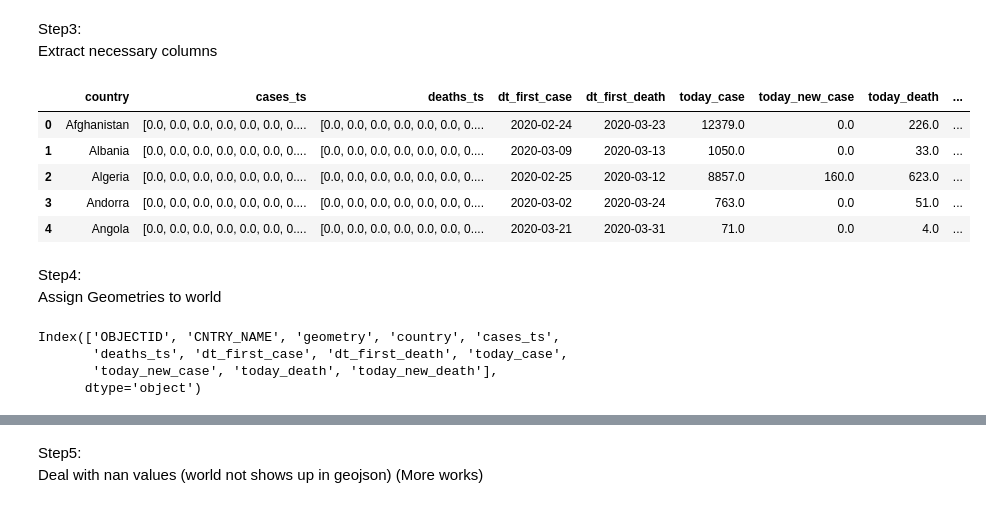
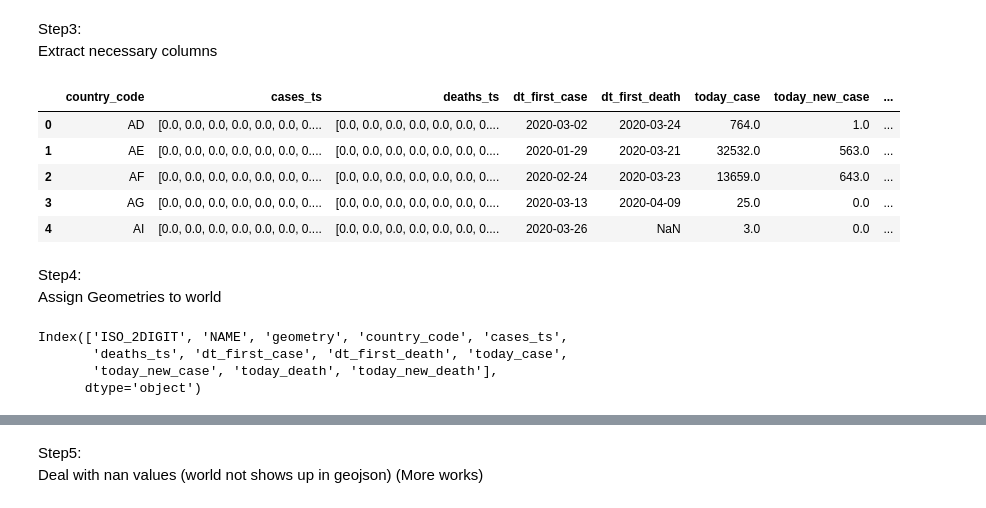
Before and after one commit to cybergis/wherecovid19_webapp, a Jupyter notebook: preprocessing/worldwide/world_layer_usingCountryID.ipynb, the cells around one changed output, grey strips where cells are left out. Saved outputs shown, nothing was run; the diff lists cells and outputs as text; code cells hidden in the pictures.

```diff
--- a/preprocessing/worldwide/world_layer_usingCountryID.ipynb
+++ b/preprocessing/worldwide/world_layer_usingCountryID.ipynb
@@ -28,0 +37,3 @@ df_world_original
+# %%
+df_world_original.loc[df_world_original['Country']=='Namibia','Country_code'] = 'NA'
+df_world_original[df_world_original['Country']=='Namibia']
@@ -29,4 +58,4 @@ df_world_original
 # %%
-df_world_original = df_world_original.drop(columns=['Country_code','WHO_region','New_cases','New_deaths'])
+df_world_original = df_world_original.drop(columns=['Country','WHO_region','New_cases','New_deaths'])
 df_world_original
 # %% [output]
@@ -46,5 +75,5 @@ df_world_original
 # %%
-df_world_original = df_world_original.rename(columns={"Date_reported": "date", "Country": "country",
+df_world_original = df_world_original.rename(columns={"Date_reported": "date", "Country_code": "country_code",
                                                       "Cumulative_cases": "cases", "Cumulative_deaths": "deaths"})
 df_world_original
 # %% [output]
@@ -150,7 +180,7 @@ list(set(df_world_original['Country_code'].unique())-set(world_geojson_df['ISO_A
 # %% [markdown]
 Group Data to world
 # %%
-pivot_world = pd.pivot_table(df_world_original , index=['country'], columns=['date'])
+pivot_world = pd.pivot_table(df_world_original , index=['country_code'], columns=['date'])
 pivot_world = pivot_world.replace(np.nan, 0)
 pivot_world
 # %% [output]
@@ -258,23 +288,23 @@ Extract necessary columns
 # %%
 report_df = pivot_world[['cases_ts','deaths_ts','dt_first_case','dt_first_death','today_case','today_new_case', 'today_death','today_new_death']]
 report_df = report_df.reset_index()
-report_df.columns = ['country','cases_ts','deaths_ts','dt_first_case','dt_first_death','today_case','today_new_case', 'today_death','today_new_death']
+report_df.columns = ['country_code','cases_ts','deaths_ts','dt_first_case','dt_first_death','today_case','today_new_case', 'today_death','today_new_death']
 report_df.head(5)
 # %% [output]
-|  | country | cases_ts | deaths_ts | dt_first_case | dt_first_death | today_case | today_new_case | today_death | ... |
-| 0 | Afghanistan | [0.0, 0.0, 0.0, 0.0, 0.0, 0.0, 0.... | [0.0, 0.0, 0.0, 0.0, 0.0, 0.0, 0.... | 2020-02-24 | 2020-03-23 | 12379.0 | 0.0 | 226.0 | ... |
-| 1 | Albania | [0.0, 0.0, 0.0, 0.0, 0.0, 0.0, 0.... | [0.0, 0.0, 0.0, 0.0, 0.0, 0.0, 0.... | 2020-03-09 | 2020-03-13 | 1050.0 | 0.0 | 33.0 | ... |
-| 2 | Algeria | [0.0, 0.0, 0.0, 0.0, 0.0, 0.0, 0.... | [0.0, 0.0, 0.0, 0.0, 0.0, 0.0, 0.... | 2020-02-25 | 2020-03-12 | 8857.0 | 160.0 | 623.0 | ... |
-| 3 | Andorra | [0.0, 0.0, 0.0, 0.0, 0.0, 0.0, 0.... | [0.0, 0.0, 0.0, 0.0, 0.0, 0.0, 0.... | 2020-03-02 | 2020-03-24 | 763.0 | 0.0 | 51.0 | ... |
-| 4 | Angola | [0.0, 0.0, 0.0, 0.0, 0.0, 0.0, 0.... | [0.0, 0.0, 0.0, 0.0, 0.0, 0.0, 0.... | 2020-03-21 | 2020-03-31 | 71.0 | 0.0 | 4.0 | ... |
+|  | country_code | cases_ts | deaths_ts | dt_first_case | dt_first_death | today_case | today_new_case | ... |
+| 0 | AD | [0.0, 0.0, 0.0, 0.0, 0.0, 0.0, 0.... | [0.0, 0.0, 0.0, 0.0, 0.0, 0.0, 0.... | 2020-03-02 | 2020-03-24 | 764.0 | 1.0 | ... |
+| 1 | AE | [0.0, 0.0, 0.0, 0.0, 0.0, 0.0, 0.... | [0.0, 0.0, 0.0, 0.0, 0.0, 0.0, 0.... | 2020-01-29 | 2020-03-21 | 32532.0 | 563.0 | ... |
+| 2 | AF | [0.0, 0.0, 0.0, 0.0, 0.0, 0.0, 0.... | [0.0, 0.0, 0.0, 0.0, 0.0, 0.0, 0.... | 2020-02-24 | 2020-03-23 | 13659.0 | 643.0 | ... |
+| 3 | AG | [0.0, 0.0, 0.0, 0.0, 0.0, 0.0, 0.... | [0.0, 0.0, 0.0, 0.0, 0.0, 0.0, 0.... | 2020-03-13 | 2020-04-09 | 25.0 | 0.0 | ... |
+| 4 | AI | [0.0, 0.0, 0.0, 0.0, 0.0, 0.0, 0.... | [0.0, 0.0, 0.0, 0.0, 0.0, 0.0, 0.... | 2020-03-26 | NaN | 3.0 | 0.0 | ... |
 # %% [markdown]
 Step4:
 Assign Geometries to world
 # %%
-final_df = pd.merge(old_world_geojson_df, report_df, how='left', left_on=['CNTRY_NAME'], right_on = ['country'])
+final_df = pd.merge(old_world_geojson_df, report_df, how='left', left_on=['ISO_2DIGIT'], right_on = ['country_code'])
 final_df.columns
 # %% [output]
-Index(['OBJECTID', 'CNTRY_NAME', 'geometry', 'country', 'cases_ts',
+Index(['ISO_2DIGIT', 'NAME', 'geometry', 'country_code', 'cases_ts',
        'deaths_ts', 'dt_first_case', 'dt_first_death', 'today_case',
        'today_new_case', 'today_death', 'today_new_death'],
       dtype='object')
```
Also changed, not shown: parts of 48 cells of this notebook, 13 other files.
